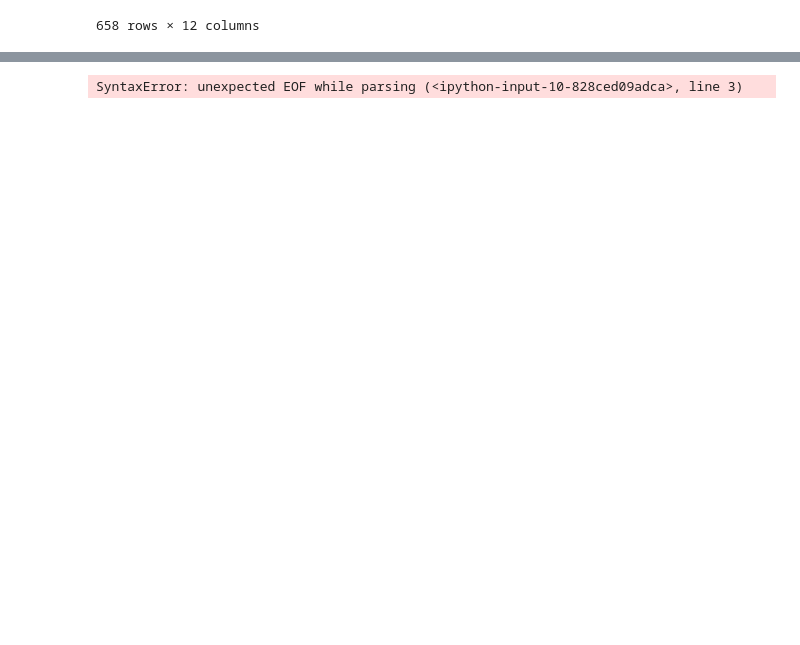
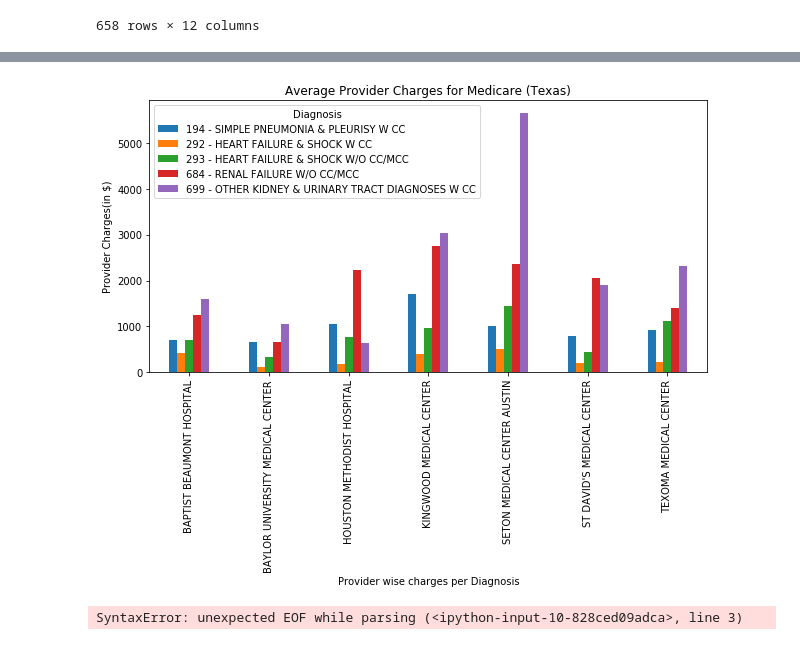
Before and after one commit to nilamroy2/Group6_Project_1, a Jupyter notebook: group6_starter_code_vasudha.ipynb, the cells around one changed output, grey strips where cells are left out. Drawn from its saved outputs; the diff is of its cells as text; code cells hidden in the pictures; blank space fills up the shorter version.

```diff
--- a/group6_starter_code_vasudha.ipynb
+++ b/group6_starter_code_vasudha.ipynb
@@ -272,0 +251,4 @@ for state in states:
+# %%
+#Finding values for 7 providers for 5 diagnosis
+df_by_providers = df_provider_total_discharge[df_provider_total_discharge['PName'].isin(["BAPTIST BEAUMONT HOSPITAL","BAYLOR UNIVERSITY MEDICAL CENTER","HOUSTON METHODIST HOSPITAL","KINGWOOD MEDICAL CENTER","SETON MEDICAL CENTER AUSTIN","ST DAVID'S MEDICAL CENTER","TEXOMA MEDICAL CENTER"])]
+df_by_providers
@@ -272,0 +273,4 @@ for state in states:
+# %%
+#Amount Charged by each provider for a diagnosis
+df_by_providers['Per Diagnosis'] = ((df_by_providers['Average Covered Charges'])/(df_by_providers['Total Discharges']))
+df_by_providers.head()
@@ -272,0 +288,15 @@ for state in states:
+# %%
+#Plotting graph
+df_by_providers.pivot("PName", "Diagnosis", "Per Diagnosis").plot(kind='bar', figsize=(10,5))
+
+# Give our chart some labels and a tile
+plt.title("Average Provider Charges for Medicare (Texas)")
+plt.xlabel("Provider wise charges per Diagnosis")
+plt.ylabel("Provider Charges(in $)")
+
+# Create a legend for our chart
+plt.legend(loc="best",title='Diagnosis')
+
+plt.show()
+# %% [output]
+[figure, added]
```
Also changed, not shown: parts of 7 cells of this notebook.
